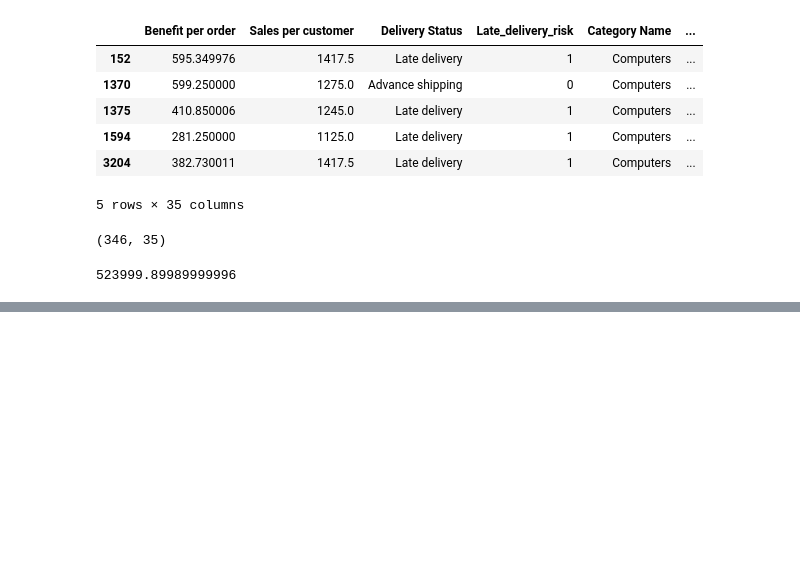
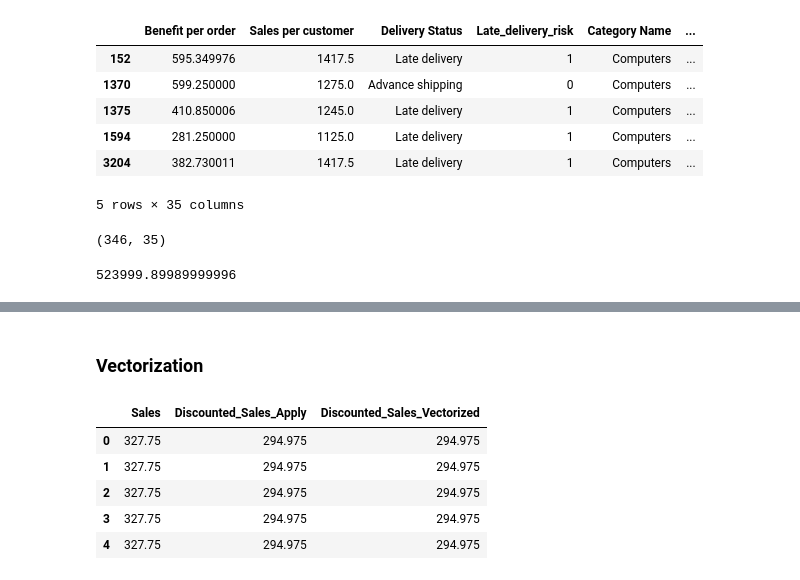
Before and after one commit to ivaibhavpawar1045/Python-Data-Analytics, a Jupyter notebook: 27_Advanced_Pandas_II/advanced_pandas.ipynb, the cells around one changed output, grey strips where cells are left out. Drawn from its saved outputs; the diff is of its cells as text; code cells hidden in the pictures; blank space fills up the shorter version.

```diff
--- a/27_Advanced_Pandas_II/advanced_pandas.ipynb
+++ b/27_Advanced_Pandas_II/advanced_pandas.ipynb
@@ -188,0 +209,2 @@ high_value_orders["Sales"].sum()
+# %% [markdown]
+### Vectorization
@@ -188,0 +213,13 @@ high_value_orders["Sales"].sum()
+# %%
+df[[
+    "Sales",
+    "Discounted_Sales_Apply",
+    "Discounted_Sales_Vectorized"
+]].head()
+# %% [output]
+|  | Sales | Discounted_Sales_Apply | Discounted_Sales_Vectorized |
+| 0 | 327.75 | 294.975 | 294.975 |
+| 1 | 327.75 | 294.975 | 294.975 |
+| 2 | 327.75 | 294.975 | 294.975 |
+| 3 | 327.75 | 294.975 | 294.975 |
+| 4 | 327.75 | 294.975 | 294.975 |
```
Also changed, not shown: parts of 10 cells of this notebook, 1 other file.
